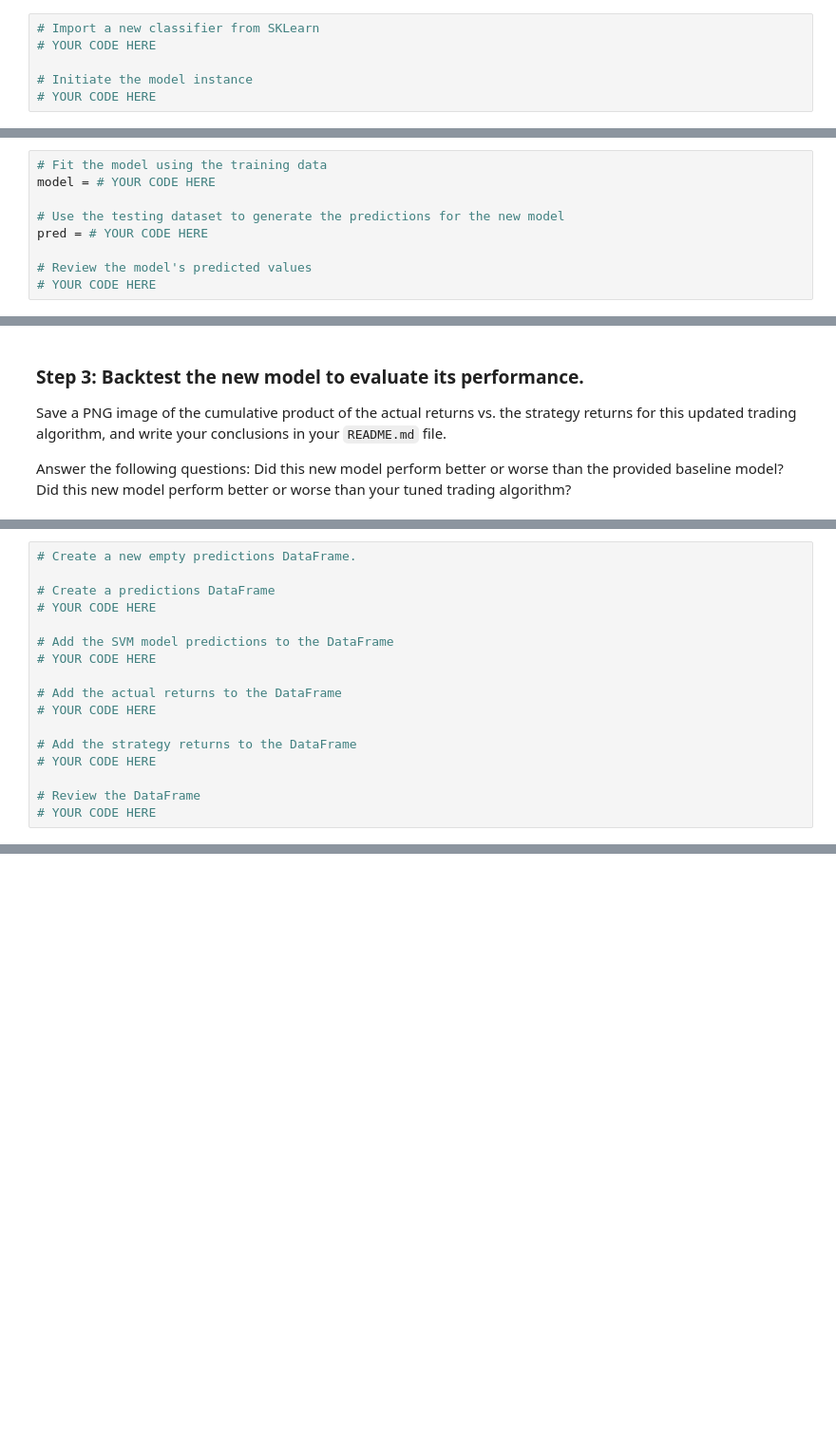
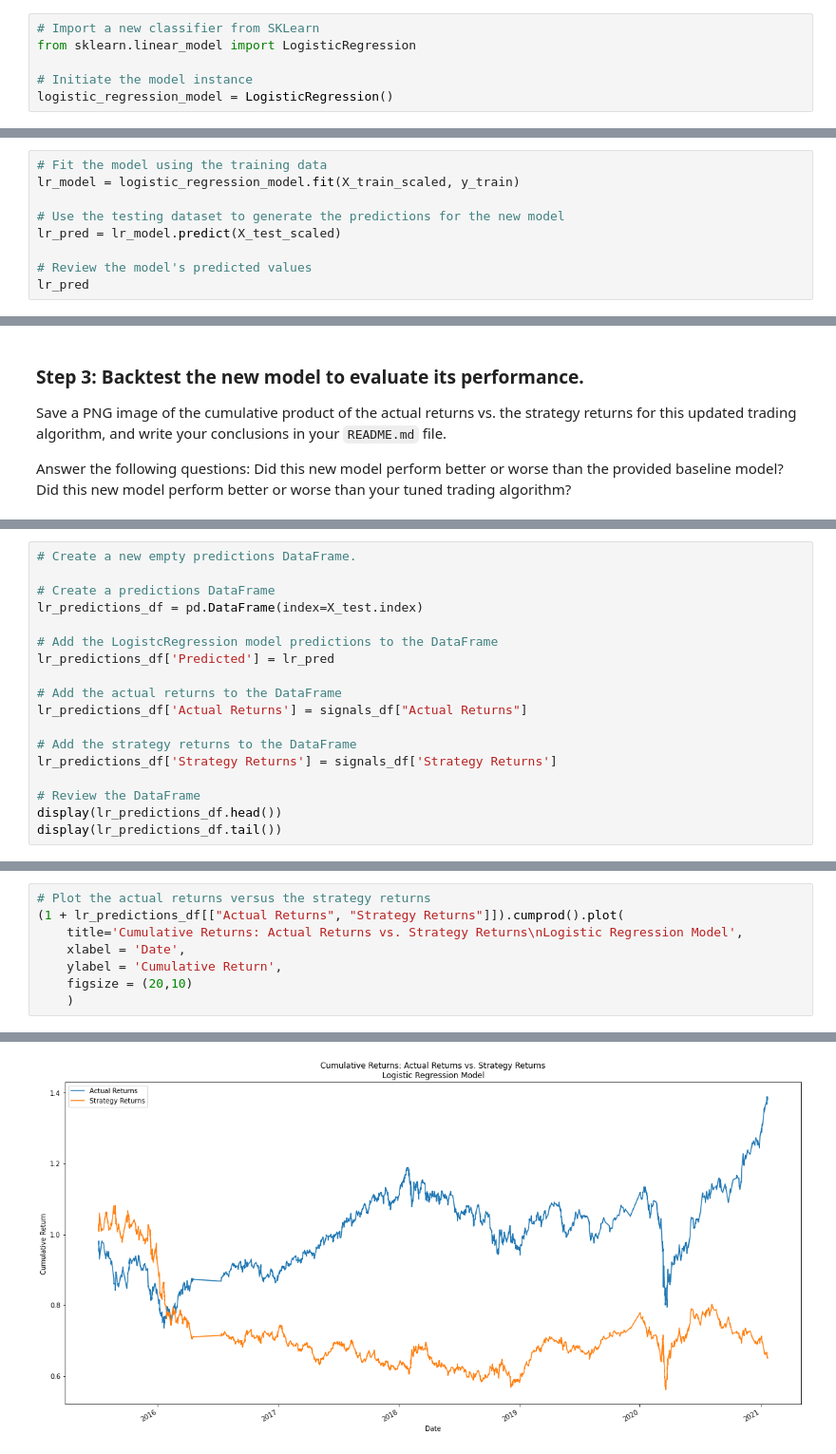
Before and after one commit to oneor11/fintech-algorithmic-trading, a Jupyter notebook: machine_learning_trading_bot.ipynb, the cells around one changed output, grey strips where cells are left out. Shown at 95% size. Cells and saved outputs as stored; diff of their text form; blank space fills up the shorter version.

```diff
--- a/machine_learning_trading_bot.ipynb
+++ b/machine_learning_trading_bot.ipynb
@@ -431,18 +431,18 @@ In this section, you’ll use the original parameters that the starter code prov
 ### Step 1:  Import a new classifier, such as `AdaBoost`, `DecisionTreeClassifier`, or `LogisticRegression`. (For the full list of classifiers, refer to the [Supervised learning page](https://scikit-learn.org/stable/supervised_learning.html) in the scikit-learn documentation.)
 # %%
 # Import a new classifier from SKLearn
-# YOUR CODE HERE
+from sklearn.linear_model import LogisticRegression
 
 # Initiate the model instance
-# YOUR CODE HERE
+logistic_regression_model = LogisticRegression()
 # %% [markdown]
 ### Step 2: Using the original training data as the baseline model, fit another model with the new classifier.
 # %%
 # Fit the model using the training data
-model = # YOUR CODE HERE
+lr_model = logistic_regression_model.fit(X_train_scaled, y_train)
 
 # Use the testing dataset to generate the predictions for the new model
-pred = # YOUR CODE HERE
+lr_pred = lr_model.predict(X_test_scaled)
 
 # Review the model's predicted values
-# YOUR CODE HERE
+lr_pred
@@ -464,16 +475,17 @@ Did this new model perform better or worse than your tuned trading algorithm?
 # Create a new empty predictions DataFrame.
 
 # Create a predictions DataFrame
-# YOUR CODE HERE
+lr_predictions_df = pd.DataFrame(index=X_test.index)
 
-# Add the SVM model predictions to the DataFrame
-# YOUR CODE HERE
+# Add the LogistcRegression model predictions to the DataFrame
+lr_predictions_df['Predicted'] = lr_pred
 
 # Add the actual returns to the DataFrame
-# YOUR CODE HERE
+lr_predictions_df['Actual Returns'] = signals_df["Actual Returns"]
 
 # Add the strategy returns to the DataFrame
-# YOUR CODE HERE
+lr_predictions_df['Strategy Returns'] = signals_df['Strategy Returns']
 
 # Review the DataFrame
-# YOUR CODE HERE
+display(lr_predictions_df.head())
+display(lr_predictions_df.tail())
@@ -482,0 +507,9 @@ Did this new model perform better or worse than your tuned trading algorithm?
+# %%
+# Plot the actual returns versus the strategy returns
+(1 + lr_predictions_df[["Actual Returns", "Strategy Returns"]]).cumprod().plot(
+    title='Cumulative Returns: Actual Returns vs. Strategy Returns\nLogistic Regression Model',
+    xlabel = 'Date',
+    ylabel = 'Cumulative Return',
+    figsize = (20,10)
+    )
+# %% [output]
@@ -482,0 +517 @@ Did this new model perform better or worse than your tuned trading algorithm?
+[figure, added]
```
Also changed, not shown: parts of 7 cells of this notebook.
